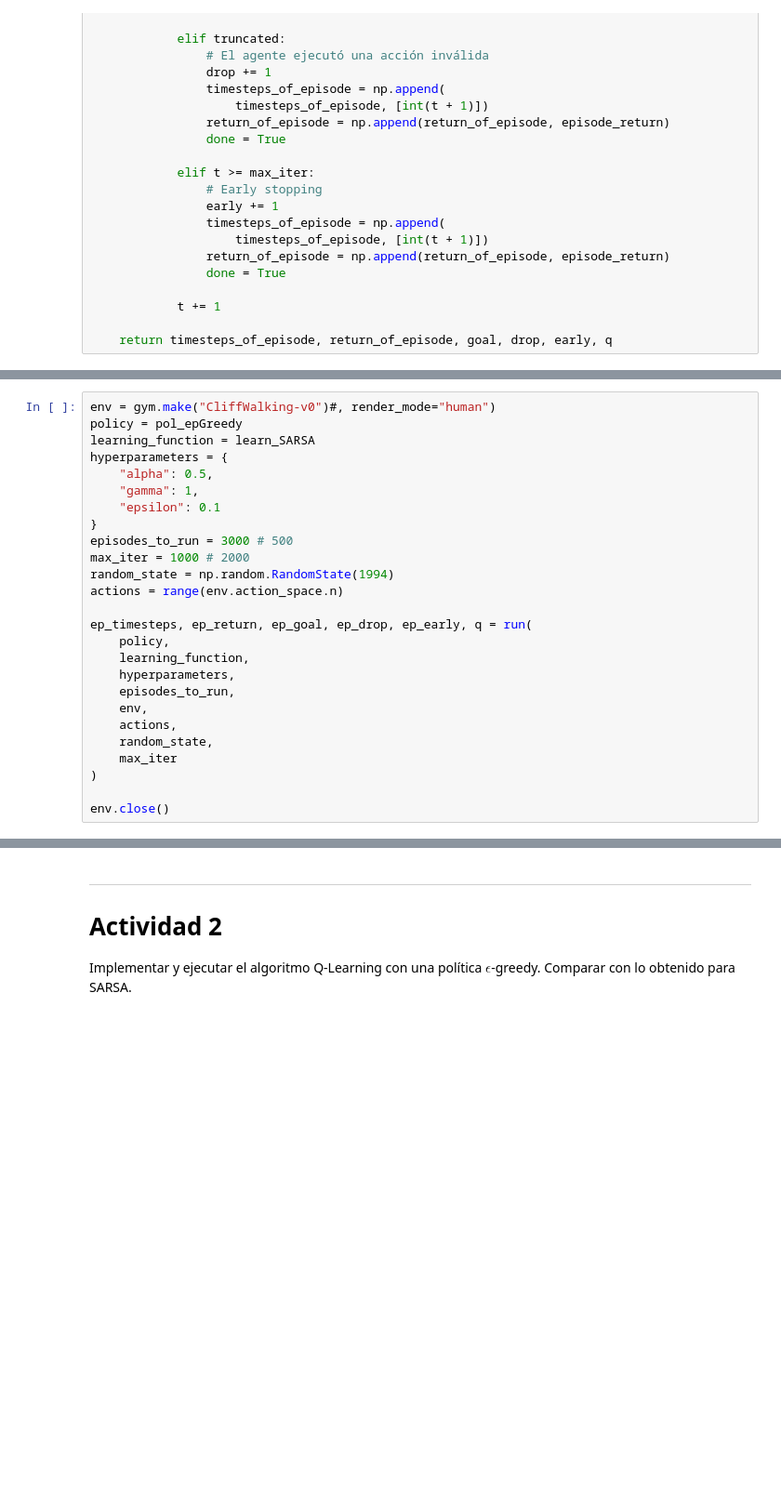
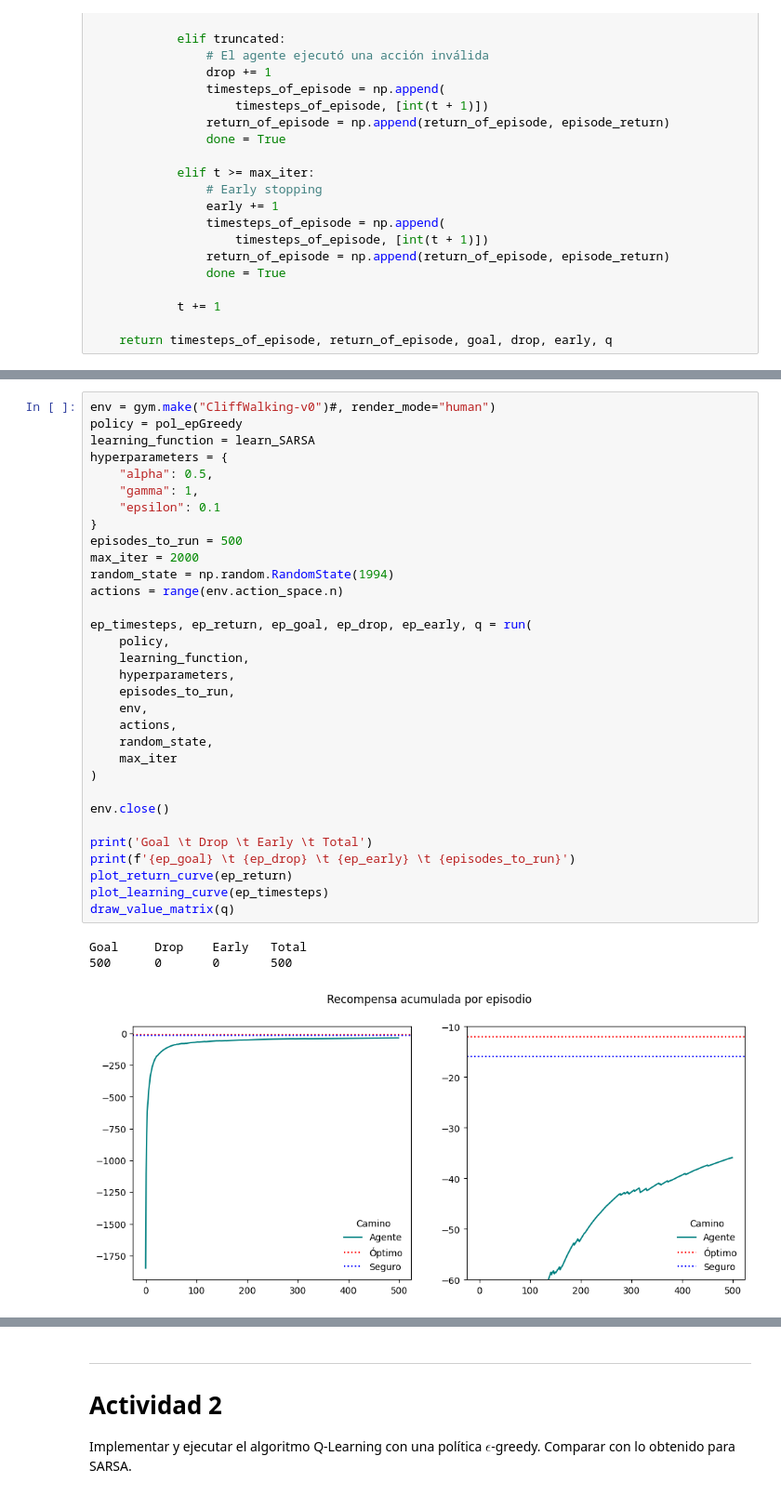
Before and after one commit to Cheva94/Diplo_Opt, a Jupyter notebook: 2_RL/Resolucion_Lab1.ipynb, the cells around one changed output, grey strips where cells are left out. Shown at 93% size. Saved outputs shown, nothing was run; the diff lists cells and outputs as text; blank space fills up the shorter version.

```diff
--- a/2_RL/Resolucion_Lab1.ipynb
+++ b/2_RL/Resolucion_Lab1.ipynb
@@ -392,26 +400,36 @@ def run(
 # %%
 env = gym.make("CliffWalking-v0")#, render_mode="human")
 policy = pol_epGreedy
 learning_function = learn_SARSA
 hyperparameters = {
     "alpha": 0.5,
     "gamma": 1,
     "epsilon": 0.1
 }
-episodes_to_run = 3000 # 500
-max_iter = 1000 # 2000
+episodes_to_run = 500
+max_iter = 2000
 random_state = np.random.RandomState(1994)
 actions = range(env.action_space.n)
 
 ep_timesteps, ep_return, ep_goal, ep_drop, ep_early, q = run(
     policy,
     learning_function,
     hyperparameters,
     episodes_to_run,
     env,
     actions,
     random_state,
     max_iter
 )
 
 env.close()
+
+print('Goal \t Drop \t Early \t Total')
+print(f'{ep_goal} \t {ep_drop} \t {ep_early} \t {episodes_to_run}')
+plot_return_curve(ep_return)
+plot_learning_curve(ep_timesteps)
+draw_value_matrix(q)
+# %% [output]
+Goal     Drop    Early   Total
+500      0       0       500
+[figure, added]
```
Also changed, not shown: parts of 16 cells of this notebook.
